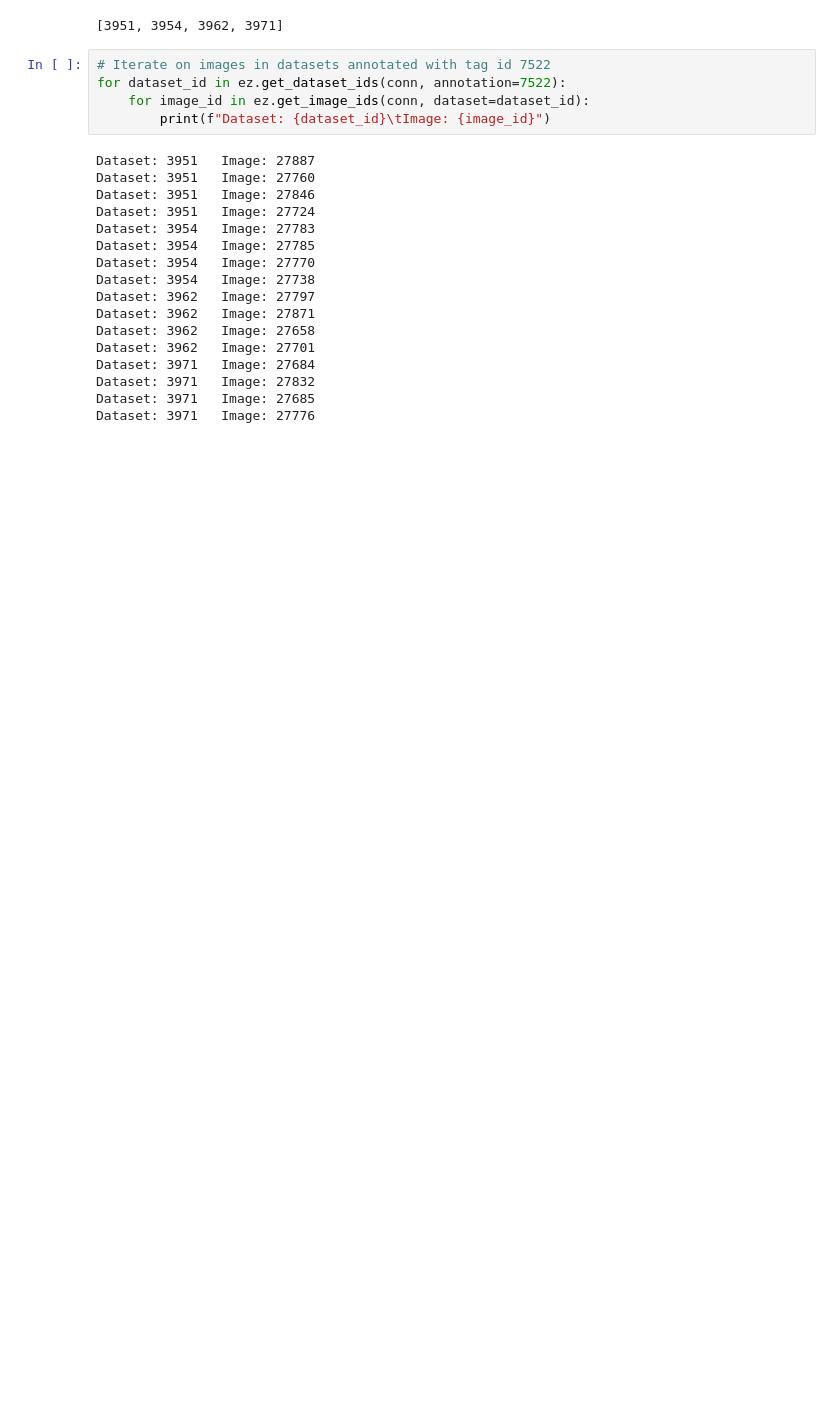
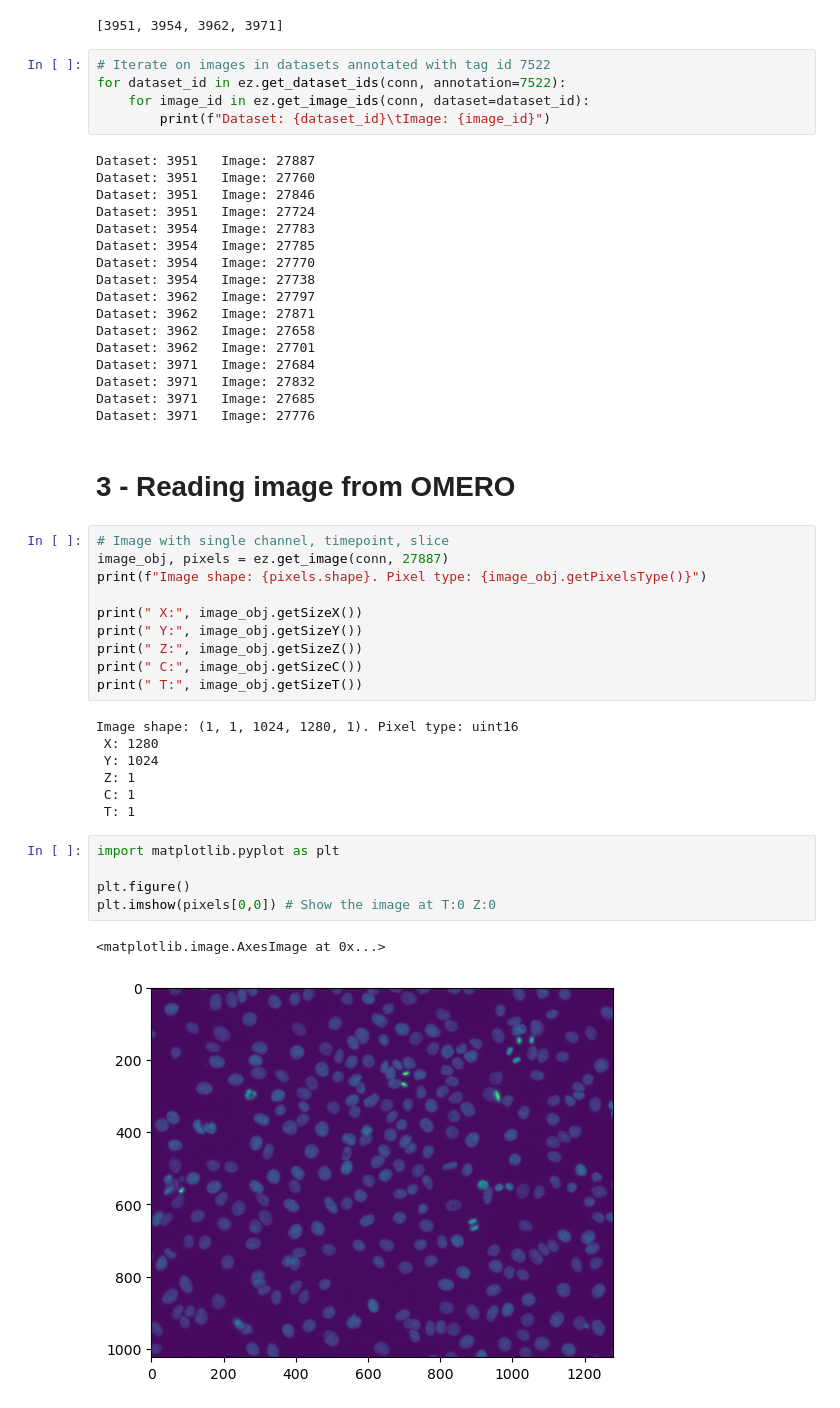
Before and after one commit to I3D-bio/omero_python_workshop, a Jupyter notebook: nbs/01_walkthrough.ipynb, the cells around one changed output. Saved outputs shown, nothing was run; the diff lists cells and outputs as text; blank space fills up the shorter version.

Commit message:
reading image

```diff
--- a/nbs/01_walkthrough.ipynb
+++ b/nbs/01_walkthrough.ipynb
@@ -95,3 +82,30 @@ Dataset: 3971   Image: 27684
 Dataset: 3971   Image: 27832
 Dataset: 3971   Image: 27685
 Dataset: 3971   Image: 27776
+# %% [markdown]
+# 3 - Reading image from OMERO
+# %%
+# Image with single channel, timepoint, slice
+image_obj, pixels = ez.get_image(conn, 27887)
+print(f"Image shape: {pixels.shape}. Pixel type: {image_obj.getPixelsType()}")
+
+print(" X:", image_obj.getSizeX())
+print(" Y:", image_obj.getSizeY())
+print(" Z:", image_obj.getSizeZ())
+print(" C:", image_obj.getSizeC())
+print(" T:", image_obj.getSizeT())
+# %% [output]
+Image shape: (1, 1, 1024, 1280, 1). Pixel type: uint16
+ X: 1280
+ Y: 1024
+ Z: 1
+ C: 1
+ T: 1
+# %%
+import matplotlib.pyplot as plt
+
+plt.figure()
+plt.imshow(pixels[0,0]) # Show the image at T:0 Z:0
+# %% [output]
+<matplotlib.image.AxesImage at 0x...>
+[figure, added]
```
Also changed, not shown: parts of 5 cells of this notebook.
